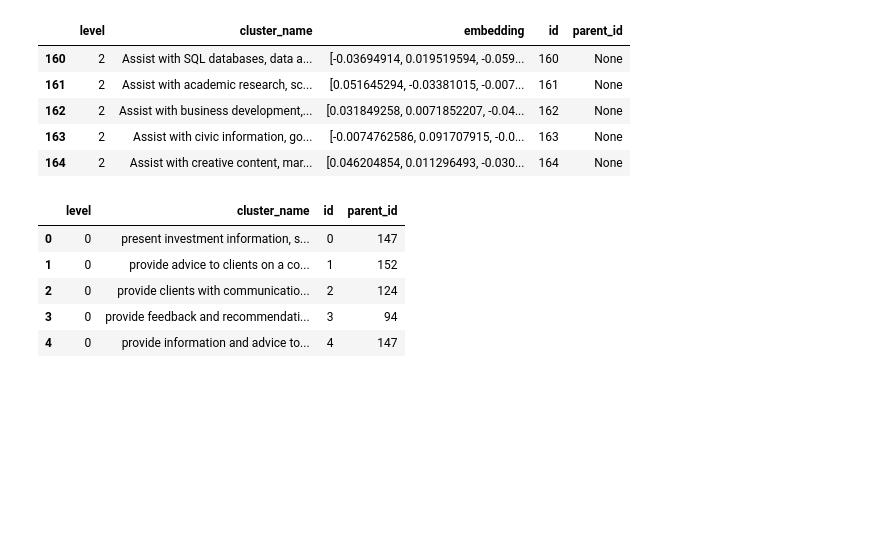
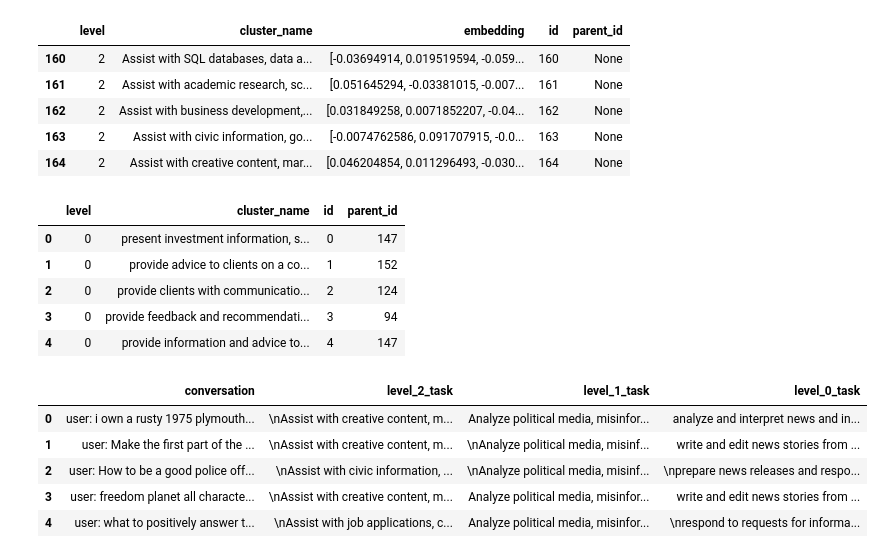
Before and after one commit to Engineering-AI-Systems-Team-3/chatgpt-at-work, a Jupyter notebook: chatgpt_at_work.ipynb, the cells around one changed output. Cells and saved outputs as stored; diff of their text form; code cells hidden in the pictures; blank space fills up the shorter version.

Commit message:
Add task mapping functionality to conversations

```diff
--- a/chatgpt_at_work.ipynb
+++ b/chatgpt_at_work.ipynb
@@ -25,6 +25,7 @@ WORK_RELATED_PROMPT_PATH = PROMPTS_DIR / "work_related.json"
 OUTPUT_DIR = DATA_PATH / "output"
 WORK_RELATED_OUTPUT_PATH = OUTPUT_DIR / "work_related.csv"
 HIERARCHY_OUTPUT_PATH = OUTPUT_DIR / "hierarchy.csv"
+TASK_MAPPING_OUTPUT_PATH = OUTPUT_DIR / "task_mapping.csv"
 
 WILDCHAT_DATASET = "allenai/WildChat-4.8M"
 CONVERSATION_FIELD = "conversation"
@@ -229,0 +239,45 @@ hierarchy_df.head()
+# %%
+def map_conversation_to_task(conversations: pd.DataFrame, tasks: pd.DataFrame) -> pd.DataFrame:
+    template = get_messages(PROMPTS_DIR / "task_mapping.json")
+    result = pd.DataFrame(columns=["conversation", "level_2_task", "level_1_task", "level_0_task"])
+
+    for index, row in conversations.iterrows():
+        raw_conversation = row["conversation"]
+        conversation = format_conversation(conversation=raw_conversation)
+        record = {"conversation": conversation, "level_2_task": None, "level_1_task": None, "level_0_task": None}
+
+        high_level_tasks = tasks[tasks["level"] == 2]
+        parent_id, options_str = format_options(tasks=high_level_tasks)
+        messages = build_messages(template=template, conversation=conversation, options_str=options_str)
+        level_2_response = get_gpt_response(messages=messages)
+        record["level_2_task"] = level_2_response
+
+        medium_level_tasks = tasks[(tasks["level"] == 1) & (tasks["parent_id"] == parent_id)]
+        parent_id, options_str = format_options(tasks=medium_level_tasks)
+        messages = build_messages(template=template, conversation=conversation, options_str=options_str)
+        level_1_response = get_gpt_response(messages=messages)
+        record["level_1_task"] = level_1_response
+
+        low_level_tasks = tasks[(tasks["level"] == 0) & (tasks["parent_id"] == parent_id)]
+        parent_id, options_str = format_options(tasks=low_level_tasks)
+        messages = build_messages(template=template, conversation=conversation, options_str=options_str)
+        level_0_response = get_gpt_response(messages=messages)
+        record["level_0_task"] = level_0_response
+
+        result = pd.concat([result, pd.DataFrame([record])], ignore_index=True)
+
+    return result
+# %%
+if not TASK_MAPPING_OUTPUT_PATH.exists():
+    mapped_conversations_df = map_conversation_to_task(conversations=sample_conversations, tasks=hierarchy_df)
+    mapped_conversations_df.to_csv(TASK_MAPPING_OUTPUT_PATH, index=False)
+else:
+    mapped_conversations_df = pd.read_csv(TASK_MAPPING_OUTPUT_PATH)
+mapped_conversations_df.head()
+# %% [output]
+|  | conversation | level_2_task | level_1_task | level_0_task |
+| 0 | user: i own a rusty 1975 plymouth... | \nAssist with creative content, m... | Analyze political media, misinfor... | analyze and interpret news and in... |
+| 1 | user: Make the first part of the ... | \nAssist with creative content, m... | \nAnalyze political media, misinf... | write and edit news stories from ... |
+| 2 | user: How to be a good police off... | \nAssist with civic information, ... | \nAnalyze political media, misinf... | \nprepare news releases and respo... |
+| 3 | user: freedom planet all characte... | \nAssist with creative content, m... | Analyze political media, misinfor... | write and edit news stories from ... |
+| 4 | user: what to positively answer t... | \nAssist with job applications, c... | Analyze political media, misinfor... | \nrespond to requests for informa... |
```
Also changed, not shown: parts of 1 cell of this notebook.
